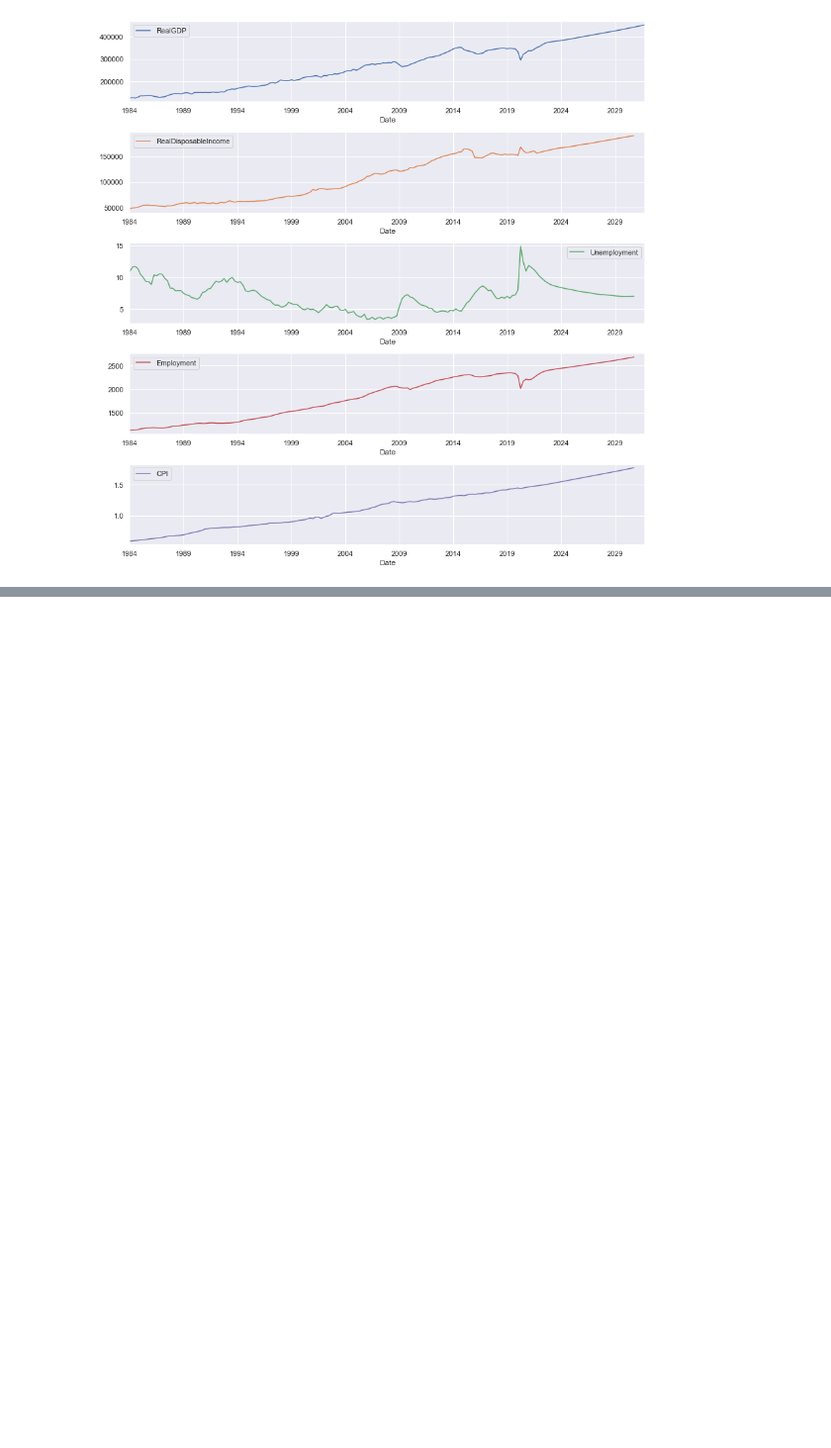
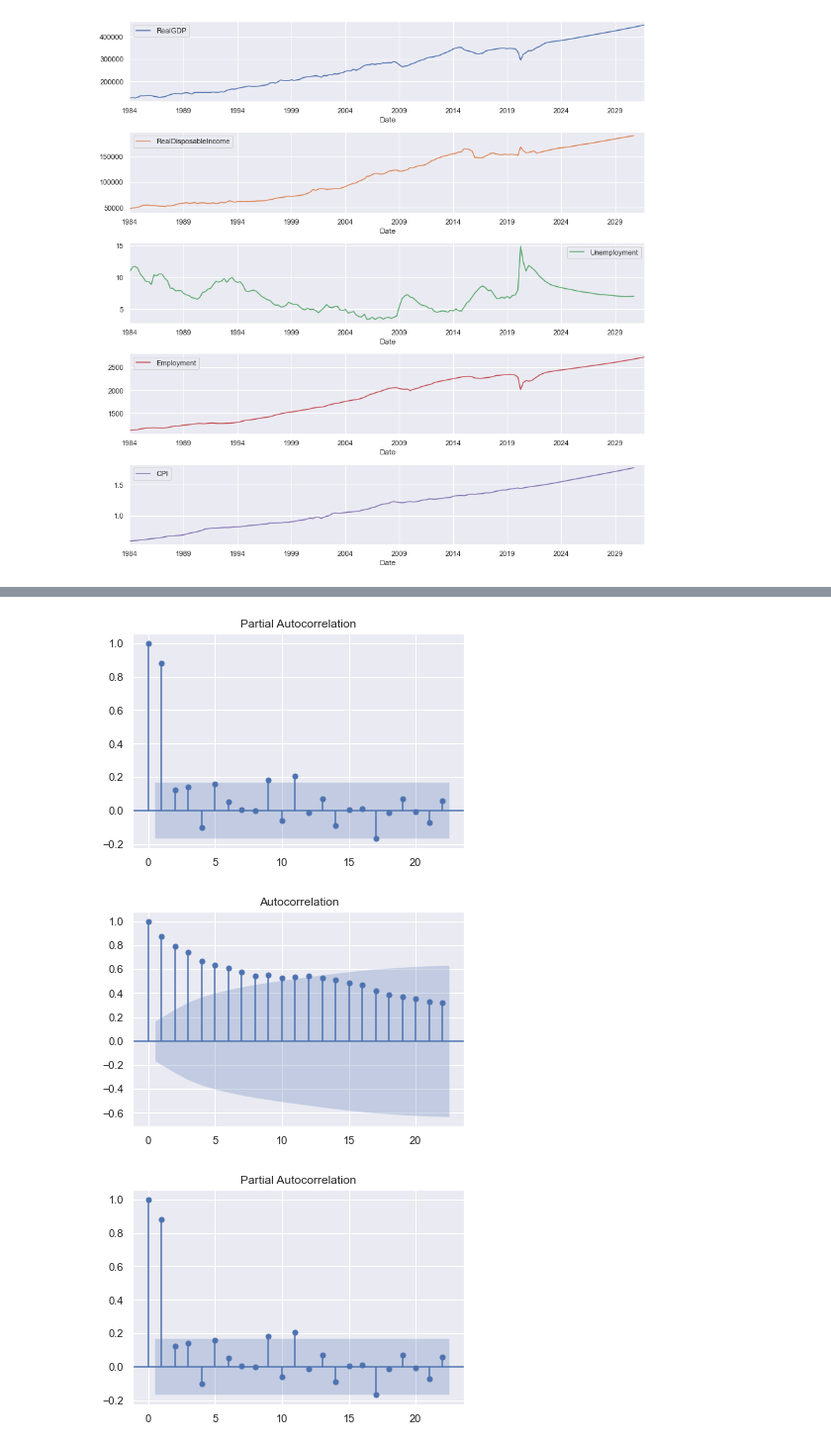
Before and after one commit to doublebigmak/housing_stats, a Jupyter notebook: forecasting/forecast_2022.ipynb, the cells around one changed output, grey strips where cells are left out. Shown: that part at 99% size. Drawn from its saved outputs; the diff is of its cells as text; code cells hidden in the pictures; blank space fills up the shorter version.

```diff
--- a/forecasting/forecast_2022.ipynb
+++ b/forecasting/forecast_2022.ipynb
@@ -85,0 +142,7 @@ The is_first_col function was deprecated in Matplotlib 3.4 and will be removed t
+# %%
+plot_acf(df['new_list_sa']['1988':])
+plot_pacf(df['new_list_sa']['1988':])
+# %% [output]
+[figure, added]
+[figure, added]
+[figure, added]
```
Also changed, not shown: parts of 15 cells of this notebook, 2 other files.
